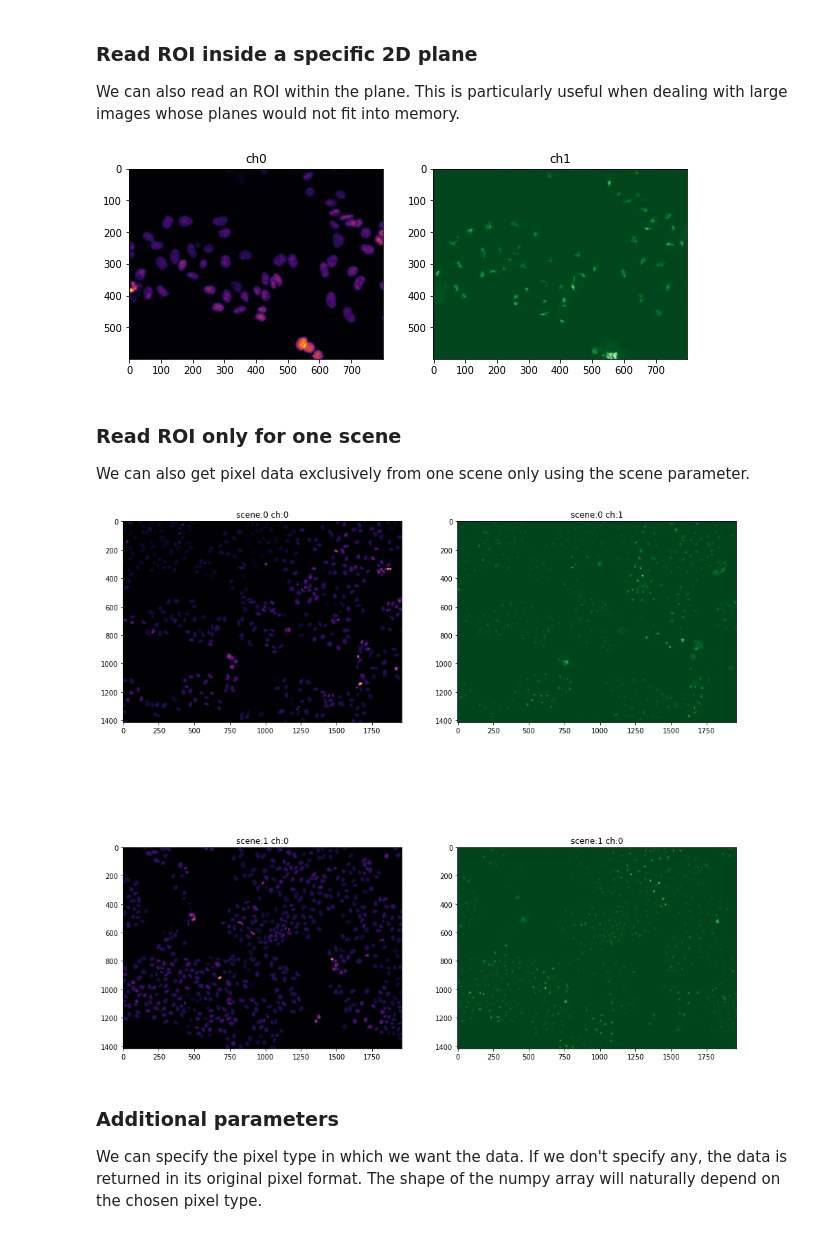
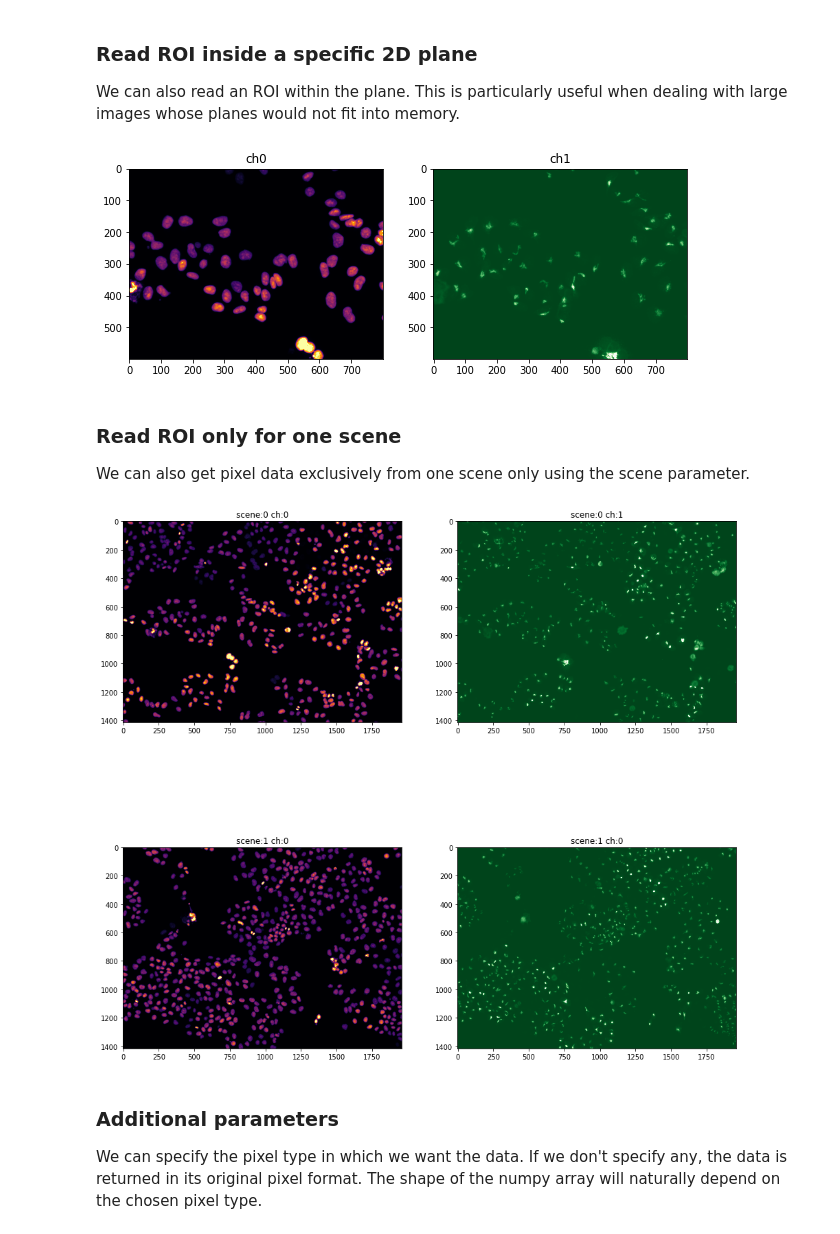
Before and after one commit to sebi06/czitools, a Jupyter notebook: examples/pylibCZIrw_docu/[Doc] High level API.ipynb, the cells around one changed output. Cells and saved outputs as stored; diff of their text form; code cells hidden in the pictures.

```diff
--- a/examples/pylibCZIrw_docu/[Doc] High level API.ipynb
+++ b/examples/pylibCZIrw_docu/[Doc] High level API.ipynb
@@ -129,20 +126,20 @@ with pyczi.open_czi(czifile_scenes) as czi_doc:
 ## Get pixel type
 A channel's pixel type can be discovered with:
 # %%
-with pyczi.open_czi(czifile_scenes) as czi_doc:
+with pyczi.open_czi(czifile_scenes) as czidoc:
 
     # get the pixel type for the 1st channel
-    c0_pixel_type = czi_doc.get_channel_pixel_type(0)
+    c0_pixel_type = czidoc.get_channel_pixel_type(0)
     print(c0_pixel_type)
 # %% [output]
 Gray16
 # %% [markdown]
 Or we can simply get all pixel types with:
 # %%
-with pyczi.open_czi(czifile_scenes) as czi_doc:
+with pyczi.open_czi(czifile_scenes) as czidoc:
 
     # get all pixel types as a dictionary, where the key is the channel index
-    pixel_type = czi_doc.pixel_types
+    pixel_type = czidoc.pixel_types
     print(pixel_type)
 # %% [output]
 {0: 'Gray16', 1: 'Gray16'}
@@ -161,22 +159,22 @@ This parameter naturally needs to be consistent with the returned pixel type:
 ### Read whole 2D plane
 Now let's read some full planes.
 # %%
-with pyczi.open_czi(czifile_5dstack) as czi_doc:
+with pyczi.open_czi(czifile_5dstack) as czidoc:
 
     # define some plane coordinates
     plane_1 = {'C': 0, 'Z': 2, 'T': 1}
     plane_2 = {'C': 1, 'Z': 3, 'T': 2}
 
     # equivalent to reading {'C': 0, 'Z': 0, 'T': 0}
-    frame_0 = czi_doc.read()
+    frame_0 = czidoc.read()
 
     # get the shape of the 2d plane - the last dime indicates the pixel type
     # 3 = BGR and 1 = Gray
     print("Array Shape: ", frame_0.shape)
 
     # get specific planes
-    frame_1 = czi_doc.read(plane=plane_1)
-    frame_2 = czi_doc.read(plane=plane_2)
+    frame_1 = czidoc.read(plane=plane_1)
+    frame_2 = czidoc.read(plane=plane_2)
 
     fig, ax = plt.subplots(1, 3, figsize=(15, 5))
     ax[0].imshow(frame_0, cmap=cm.inferno)
@@ -193,42 +191,43 @@ Array Shape:  (170, 240, 1)
 We can also read an ROI within the plane.
 This is particularly useful when dealing with large images whose planes would not fit into memory.
 # %%
+# define the ROI using upper left, widht and height as coordinates
 my_roi = (200, 400, 800, 600)
 
-with pyczi.open_czi(czifile_scenes) as czi_doc:
-    ch0 = czi_doc.read(roi=my_roi, plane={'C': 0})
-    ch1 = czi_doc.read(roi=my_roi, plane={'C': 1})
+with pyczi.open_czi(czifile_scenes) as czidoc:
+    ch0 = czidoc.read(roi=my_roi, plane={'C': 0})
+    ch1 = czidoc.read(roi=my_roi, plane={'C': 1})
 
     fig, ax = plt.subplots(1, 2, figsize=(10, 5))
-    ax[0].imshow(ch0, cmap=cm.inferno)
+    ax[0].imshow(ch0, cmap=cm.inferno, vmin=100, vmax=4000)
     ax[0].set_title("ch0")
-    ax[1].imshow(ch1, cmap=cm.Greens_r)
+    ax[1].imshow(ch1, cmap=cm.Greens_r, vmin=100, vmax=4000)
     ax[1].set_title("ch1")
 # %% [output]
-[figure, old version]
+[figure, new version]
 # %% [markdown]
 ### Read ROI only for one scene
 We can also get pixel data exclusively from one scene only using the scene parameter.
 # %%
-with pyczi.open_czi(czifile_scenes) as czi_doc:
+with pyczi.open_czi(czifile_scenes) as czidoc:
 
     # read a 2D image from a specific channel and scene
-    c0_s0 = czi_doc.read(plane={'C': 0}, scene=0)
-    c1_s0 = czi_doc.read(plane={'C': 1}, scene=0)
-    c0_s1 = czi_doc.read(plane={'C': 0}, scene=1)
-    c1_s1 = czi_doc.read(plane={'C': 1}, scene=1)
+    c0_s0 = czidoc.read(plane={'C': 0}, scene=0)
+    c1_s0 = czidoc.read(plane={'C': 1}, scene=0)
+    c0_s1 = czidoc.read(plane={'C': 0}, scene=1)
+    c1_s1 = czidoc.read(plane={'C': 1}, scene=1)
 
     fig, ax = plt.subplots(2, 2, figsize=(16, 16))
-    ax[0, 0].imshow(c0_s0, cmap=cm.inferno)
+    ax[0, 0].imshow(c0_s0, cmap=cm.inferno, vmin=100, vmax=4000)
     ax[0, 0].set_title("scene:0 ch:0")
-    ax[0, 1].imshow(c1_s0, cmap=cm.Greens_r)
+    ax[0, 1].imshow(c1_s0, cmap=cm.Greens_r, vmin=100, vmax=4000)
     ax[0, 1].set_title("scene:0 ch:1")
-    ax[1, 0].imshow(c0_s1, cmap=cm.inferno)
+    ax[1, 0].imshow(c0_s1, cmap=cm.inferno, vmin=100, vmax=4000)
     ax[1, 0].set_title("scene:1 ch:0")
-    ax[1, 1].imshow(c1_s1, cmap=cm.Greens_r)
+    ax[1, 1].imshow(c1_s1, cmap=cm.Greens_r, vmin=100, vmax=4000)
     ax[1, 1].set_title("scene:1 ch:0")
 # %% [output]
-[figure, old version]
+[figure, new version]
 # %% [markdown]
 ### Additional parameters
 
```
Also changed, not shown: parts of 31 cells of this notebook, 10 other files.
